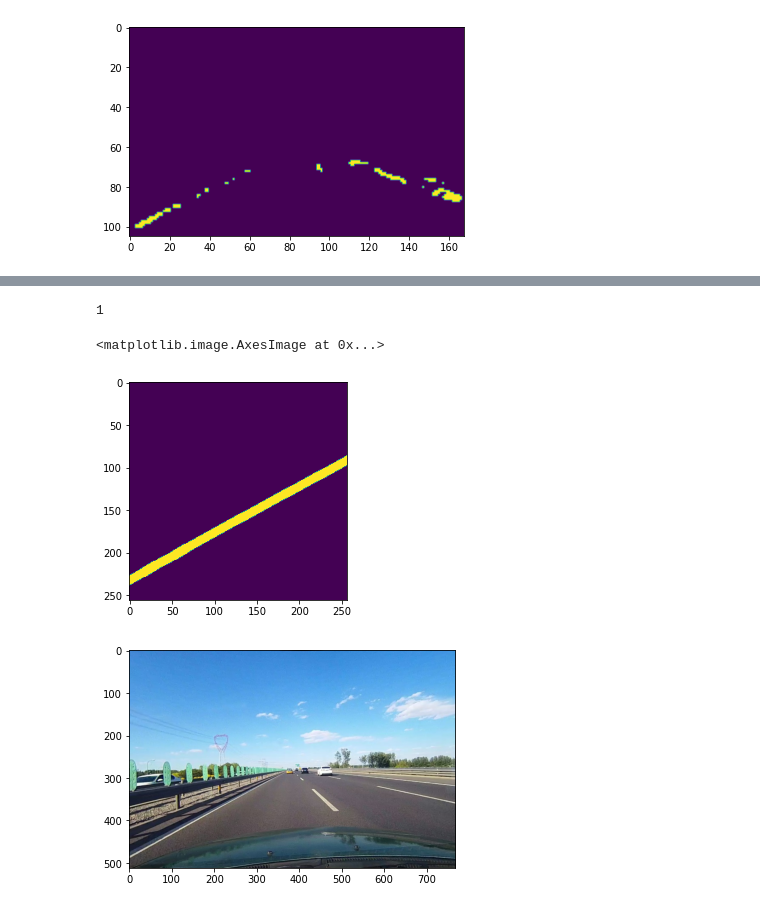
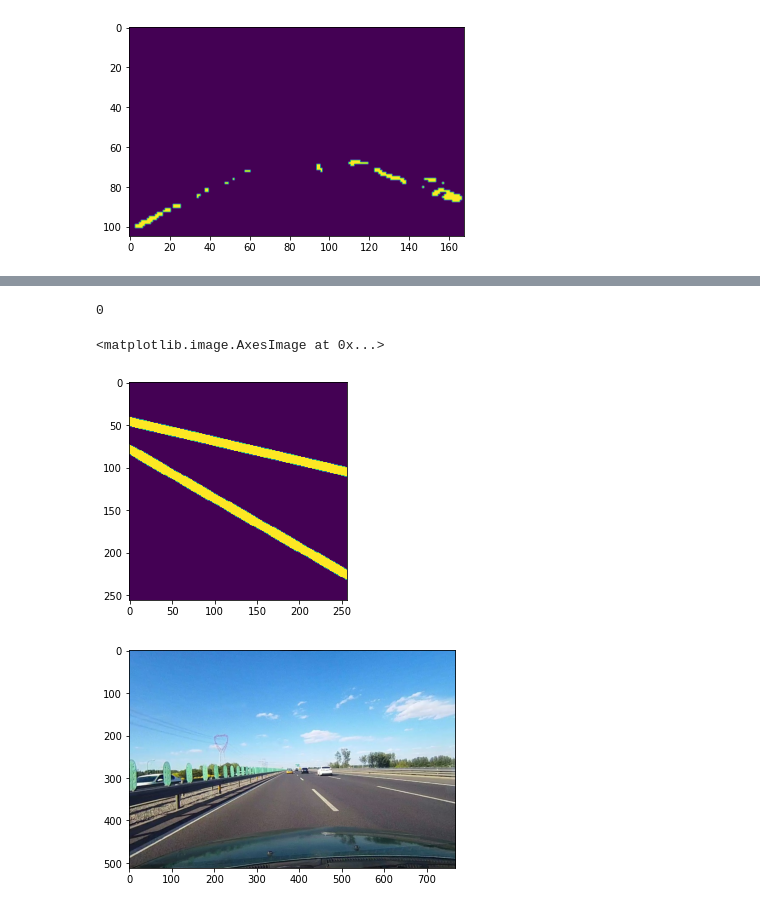
Before and after one commit to nevinpuri/slam, a Jupyter notebook: augmentation.ipynb, the cells around one changed output, grey strips where cells are left out. Saved outputs shown, nothing was run; the diff lists cells and outputs as text; code cells hidden in the pictures.

```diff
--- a/augmentation.ipynb
+++ b/augmentation.ipynb
@@ -232,13 +218,13 @@ IpyExit:
 # %%
 # how to read
-p_mask = cv.imread("/media/nevin/Trash Games1/culane/patches/labels/00000_1_0_label.png")
+p_mask = cv.imread("/media/nevin/Trash Games1/culane/patches/labels/01345_1_2_label.png")
 p_mask = p_mask[:, :, 1]
 print(p_mask[200][50])
 plt.imshow(p_mask)
 # %% [output]
-1
+0
 <matplotlib.image.AxesImage at 0x...>
-[figure, old version]
+[figure, new version]
 # %%
 def unpatch():
     img = np.zeros([512, 768, 3])
```
Also changed, not shown: parts of 5 cells of this notebook.
